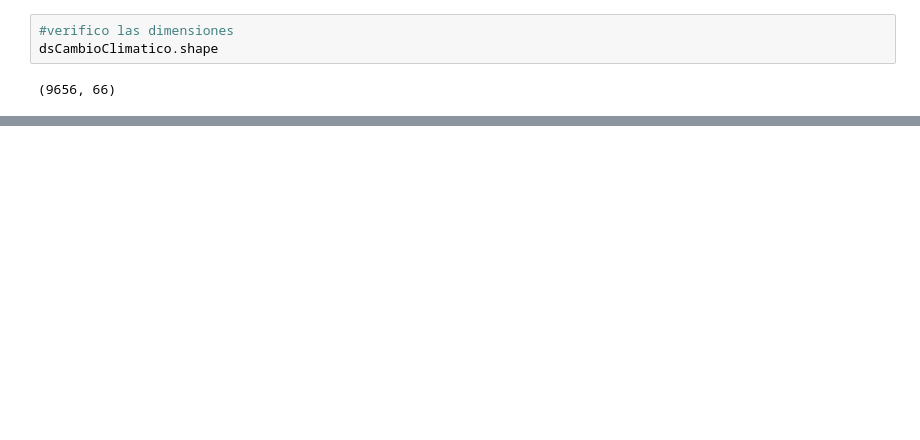
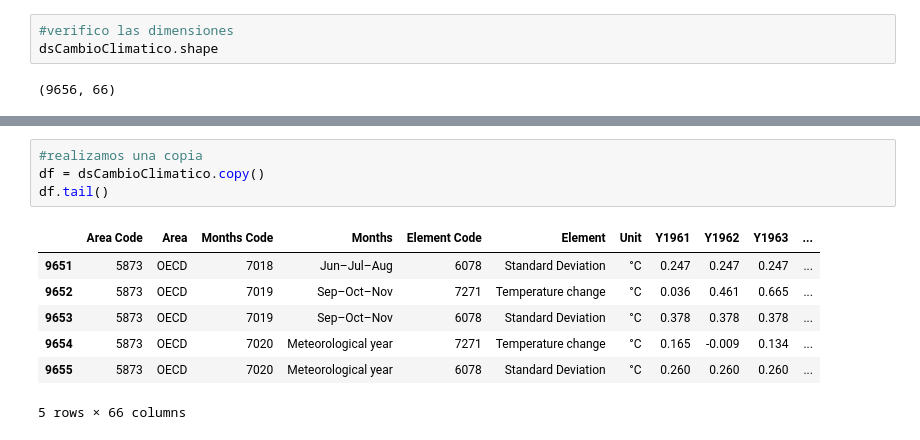
Before and after one commit to jcorvalan93/CH_DataScience, a Jupyter notebook: CambioClimatico.ipynb, the cells around one changed output, grey strips where cells are left out. Cells and saved outputs as stored; diff of their text form; blank space fills up the shorter version.

```diff
--- a/CambioClimatico.ipynb
+++ b/CambioClimatico.ipynb
@@ -28,0 +60,12 @@ dsCambioClimatico.shape
+# %%
+#realizamos una copia
+df = dsCambioClimatico.copy()
+df.tail()
+# %% [output]
+|  | Area Code | Area | Months Code | Months | Element Code | Element | Unit | Y1961 | Y1962 | Y1963 | ... |
+| 9651 | 5873 | OECD | 7018 | Jun–Jul–Aug | 6078 | Standard Deviation | °C | 0.247 | 0.247 | 0.247 | ... |
+| 9652 | 5873 | OECD | 7019 | Sep–Oct–Nov | 7271 | Temperature change | °C | 0.036 | 0.461 | 0.665 | ... |
+| 9653 | 5873 | OECD | 7019 | Sep–Oct–Nov | 6078 | Standard Deviation | °C | 0.378 | 0.378 | 0.378 | ... |
+| 9654 | 5873 | OECD | 7020 | Meteorological year | 7271 | Temperature change | °C | 0.165 | -0.009 | 0.134 | ... |
+| 9655 | 5873 | OECD | 7020 | Meteorological year | 6078 | Standard Deviation | °C | 0.260 | 0.260 | 0.260 | ... |
+5 rows × 66 columns
```
Also changed, not shown: parts of 4 cells of this notebook.
